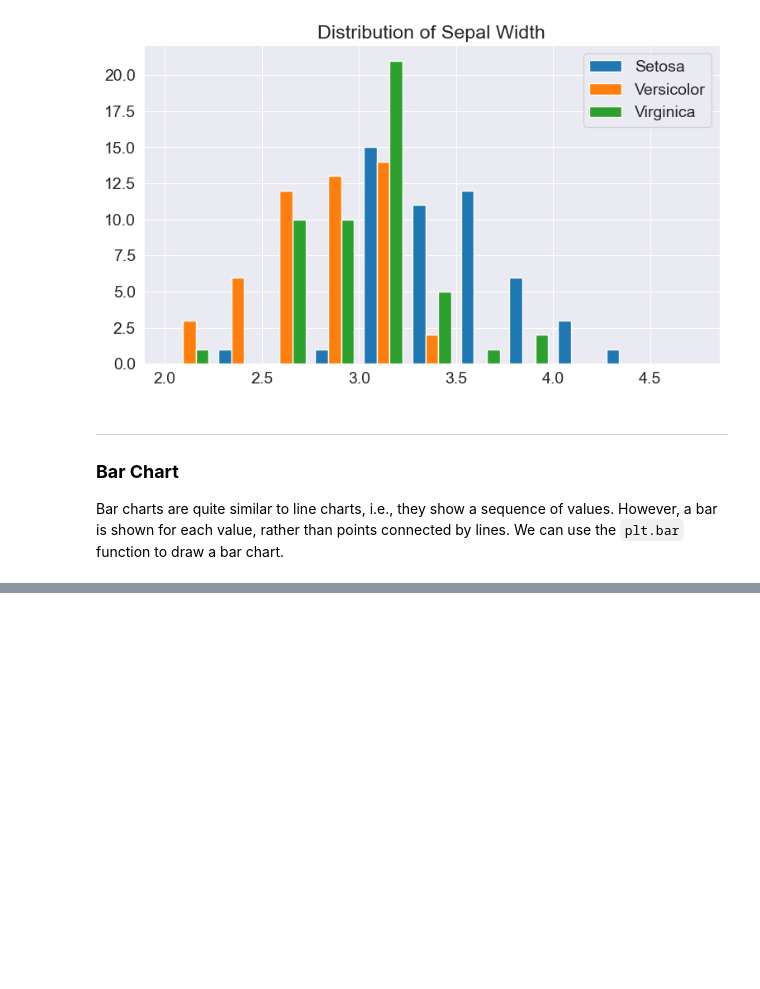
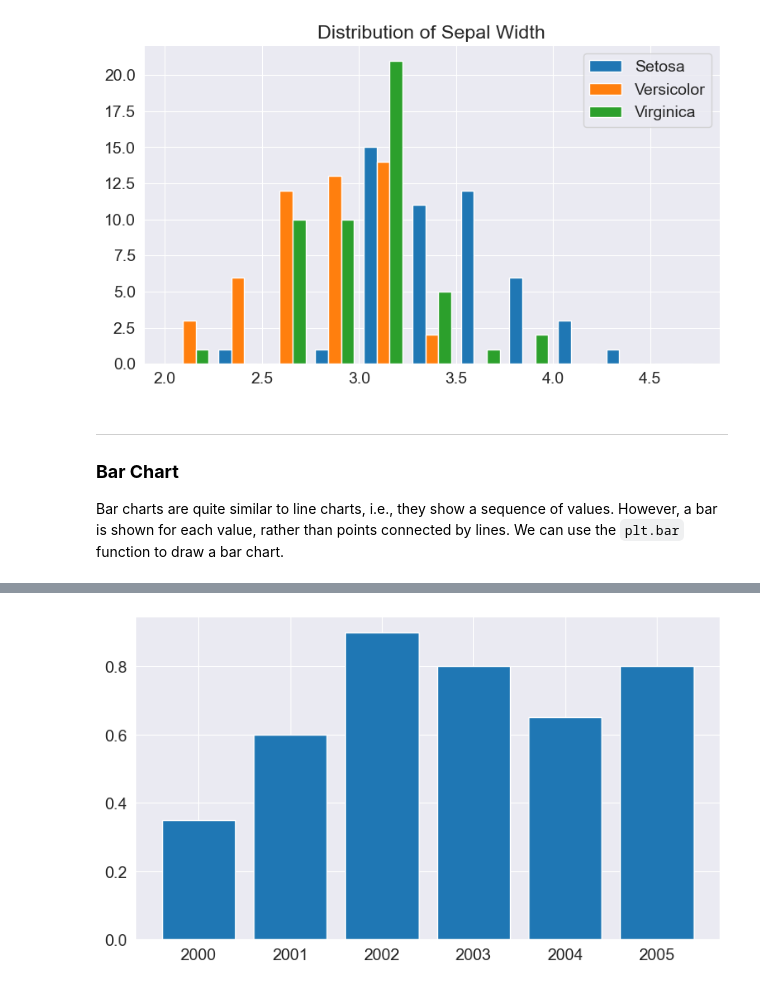
Before and after one commit to vtandon1204/Data-Analysis-and-Visualization, a Jupyter notebook: Matplotlib & Seaborn/matplotlib(freecodecamp).ipynb, the cells around one changed output, grey strips where cells are left out. Saved outputs shown, nothing was run; the diff lists cells and outputs as text; code cells hidden in the pictures; blank space fills up the shorter version.

```diff
--- a/Matplotlib/matplotlib(freecodecamp).ipynb
+++ b/Matplotlib & Seaborn/matplotlib(freecodecamp).ipynb
@@ -379,0 +390,4 @@ Bar charts are quite similar to line charts, i.e., they show a sequence of value
+# %%
+plt.bar(years,apples);
+# %% [output]
+[figure, added]
```
Also changed, not shown: parts of 28 cells of this notebook, 3 other files.
